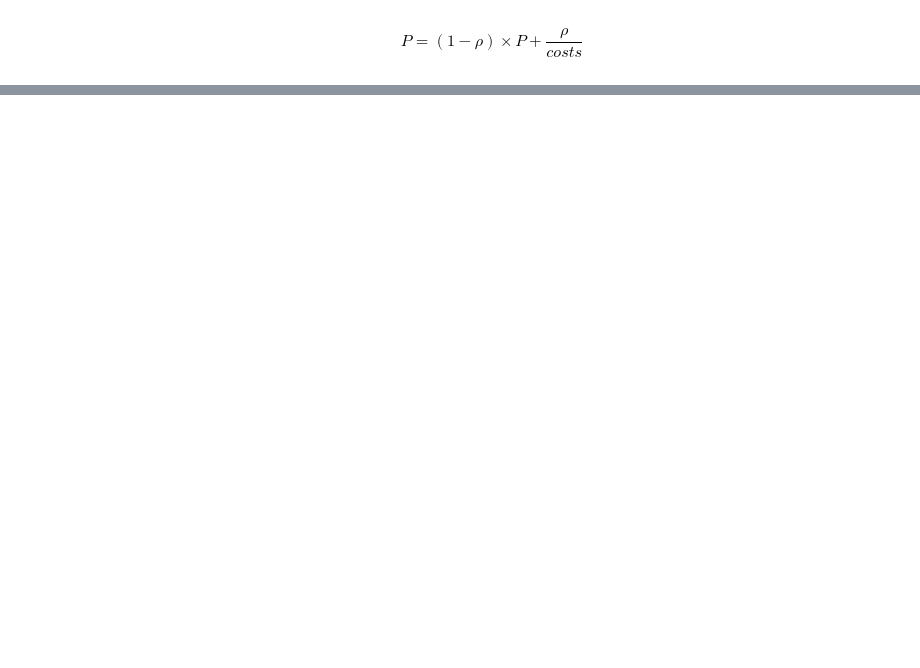
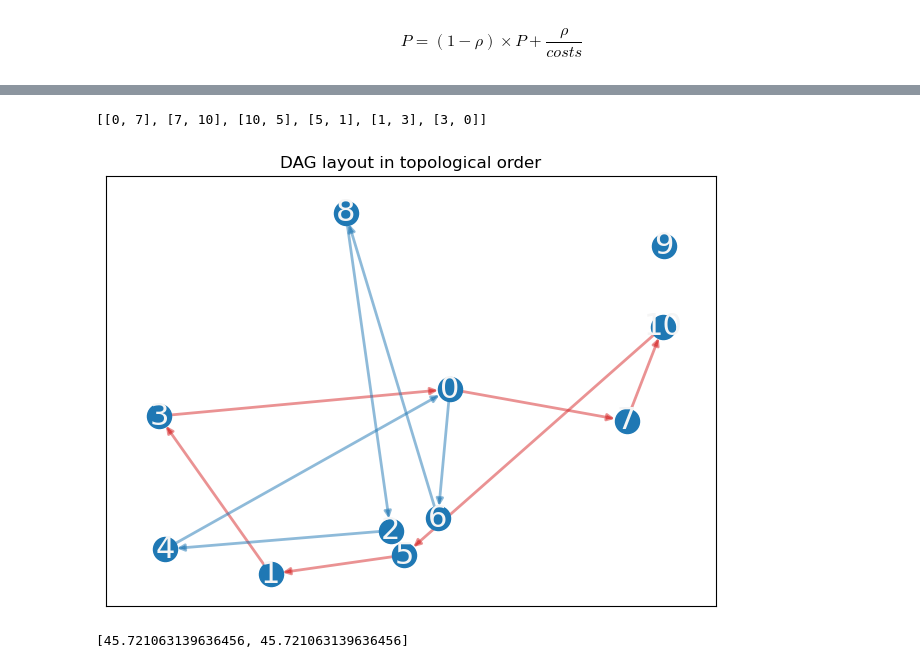
Before and after one commit to GuanyuTan/ACO-VRP, a Jupyter notebook: ACO-VRP.ipynb.ipynb, the cells around one changed output, grey strips where cells are left out. Drawn from its saved outputs; the diff is of its cells as text; code cells hidden in the pictures; blank space fills up the shorter version.

Commit message:
added graph representation

```diff
--- a/ACO-VRP.ipynb.ipynb
+++ b/ACO-VRP.ipynb.ipynb
@@ -176,7 +176,7 @@ def updatePheromone(graph, solutions, best_solution):
     if best_solution["demands_fulfilled"]<top["demands_fulfilled"]:
       best_solution = solution_df[0].to_dict()
     elif best_solution["demands_fulfilled"]==top["demands_fulfilled"]:
-      if best_solution["cost"]>top["cost"]:
+      if best_solution["total_distance"]>top["total_distance"]:
         best_solution = top
   else:
     best_solution = top
@@ -239,47 +246,58 @@ for i in range(0, len(vehicles)):
 # %%
 import itertools
 
 coordinates = np.array(coordinates)
 positions = coordinates-coordinates[0]
-path_positions = {i:positions[i] for i  in range(len(coordinates))}
+path_positions = {i: positions[i] for i in range(len(coordinates))}
 
 toggle = True
 edges = []
-G =  nx.DiGraph()
+G = nx.DiGraph()
 fig, ax = plt.subplots()
 ax.set_title("DAG layout in topological order")
 nx.draw_networkx_nodes(G, positions)
 for path in paths:
-  pairs = ([path[i-1], path[i]] for i in range(1,len(path)))
-  edges.append(list(pairs))
-  color = "red" if toggle else "blue"
-  for pair in pairs:
-    G.add_edge(pair[0], pair[1], weight=graph.distances[pair[0], pair[1]])
-  toggle = !toggle
+    pairs = ([path[i-1], path[i]] for i in range(1, len(path)))
+    edges.append(list(pairs))
+    color = "red" if toggle else "blue"
+    for pair in pairs:
+        G.add_edge(pair[0], pair[1], weight=graph.distances[pair[0], pair[1]])
+    toggle = not toggle
 
-nx.draw_networkx_nodes(G, path_positions, nodelist=list(i for i in range(len(coordinates)) ))
+nx.draw_networkx_nodes(G, path_positions, nodelist=list(
+    i for i in range(len(coordinates))))
 nx.draw_networkx_edges(
-G,
-path_positions,
-edgelist=list(edges[0]),
-width=2,
-alpha=0.5,
-arrows=True,
-edge_color="tab:red",)
+    G,
+    path_positions,
+    edgelist=list(edges[0]),
+    width=2,
+    alpha=0.5,
+    arrows=True,
+    edge_color="tab:red",)
 
 nx.draw_networkx_edges(
-G,
-path_positions,
-edgelist=list(edges[1]),
-width=2,
-alpha=0.5,
-arrows=True,
-edge_color="tab:blue",)
+    G,
+    path_positions,
+    edgelist=list(edges[1]),
+    width=2,
+    alpha=0.5,
+    arrows=True,
+    edge_color="tab:blue",)
 print(list(edges[0]))
-nx.draw_networkx_labels(G, path_positions, {i: i for i in range(len(coordinates))}, font_size=22, font_color="whitesmoke")
+nx.draw_networkx_labels(G, path_positions, {i: i for i in range(
+    len(coordinates))}, font_size=22, font_color="whitesmoke")
 # nx.draw_networkx_edges(G, pos, width=1.0, alpha=0.5)
-
 
 
 fig.tight_layout()
 plt.show()
+# %% [output]
+[[0, 7], [7, 10], [10, 5], [5, 1], [1, 3], [3, 0]]
+[figure, added]
+# %%
+path_1 = [0,6,8,2,4,0]
+path_2 = [0,6,2,4,8,0]
+
+compute_distances(graph=graph, paths=[path_1,path_2])
+# %% [output]
+[45.721063139636456, 45.721063139636456]
```
Also changed, not shown: parts of 2 cells of this notebook.
